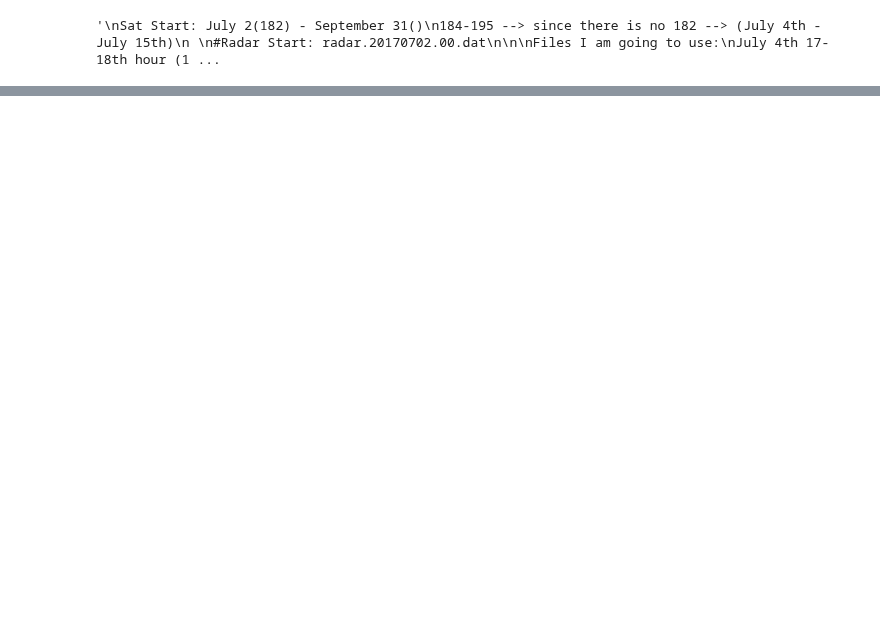
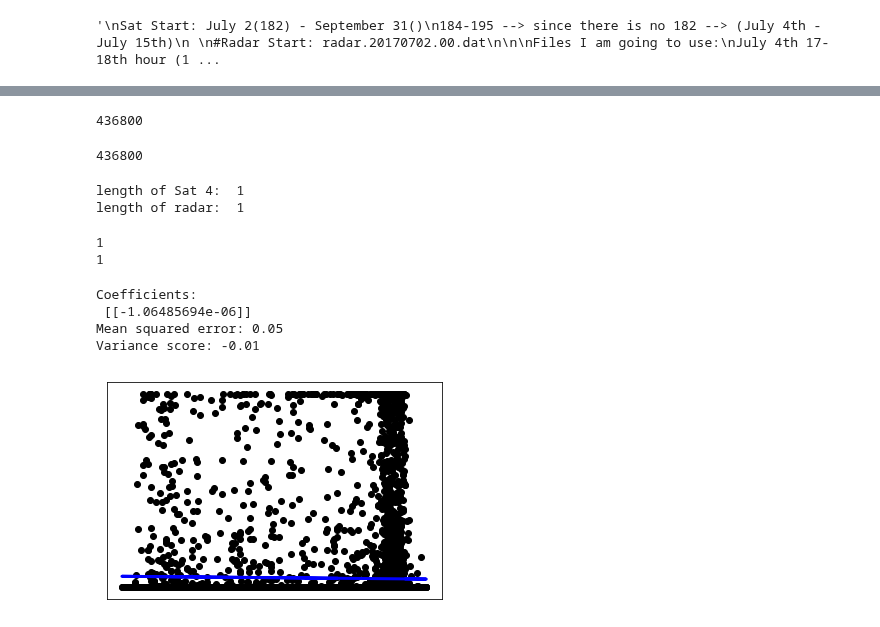
Before and after one commit to yuanzhou15/capstone-weather, a Jupyter notebook: yuan/Untitled.ipynb, the cells around one changed output, grey strips where cells are left out. Cells and saved outputs as stored; diff of their text form; code cells hidden in the pictures; blank space fills up the shorter version.

```diff
--- a/yuan/Untitled.ipynb
+++ b/yuan/Untitled.ipynb
@@ -72,0 +102,5 @@ print(image_resized)
+# %%
+Satband4 = wdata.Sat.getYear(2017, 6)
+#Satband6 = wdata.Sat.getYear(2017, 6)
+# %%
+Radar = wdata.Radar.getYear(2017)
@@ -72,0 +118,63 @@ print(image_resized)
+# %%
+flatSat4 = (np.array(flatten_sat(Satband4))).reshape(-1,1)
+#flatSat6 = flatten_sat(Satband6)
+print(len(flatSat4))
+# %% [output]
+436800
+# %%
+flatRad =  (np.array(resizeflat_radar(Radar, (52, 200)))).reshape(-1,1)
+print(len(flatRad))
+# %% [output]
+436800
+# %%
+print("length of Sat 4: ", len(flatSat4[0])) # all are lists of length 10400
+#print("length of Sat 6: ", len(flatSat6[0]))
+print("length of radar: ", len(flatRad[0]))
+# %% [output]
+length of Sat 4:  1
+length of radar:  1
+# %%
+print(len(flatSat4[6]))
+print(len(flatRad[6]))
+# %% [output]
+1
+1
+# %%
+'''
+Linear Regression
+'''
+train_x = (np.array(flatSat4[:-10400])).reshape(-1,1)
+train_y = (np.array(flatRad[:-10400])).reshape(-1,1)
+test_x = (np.array(flatSat4[-10400:])).reshape(-1,1)
+test_y = (np.array(flatRad[-10400:])).reshape(-1,1)
+
+regr = linear_model.LinearRegression()
+
+# Train the model using the training sets
+regr.fit(train_x, train_y)
+
+# Make predictions using the testing set
+y_pred = regr.predict(test_x)
+
+# The coefficients
+print('Coefficients: \n', regr.coef_)
+# The mean squared error
+print("Mean squared error: %.2f"
+      % mean_squared_error(test_y, y_pred))
+# Explained variance score: 1 is perfect prediction
+print('Variance score: %.2f' % r2_score(test_y, y_pred))
+
+# Plot outputs
+plt.scatter(test_x, test_y,  color='black')
+plt.plot(test_x, y_pred, color='blue', linewidth=3)
+
+plt.xticks(())
+plt.yticks(())
+
+plt.show()
+# %% [output]
+Coefficients:
+ [[-1.06485694e-06]]
+Mean squared error: 0.05
+Variance score: -0.01
+[figure, added]
```
Also changed, not shown: parts of 22 cells of this notebook.
